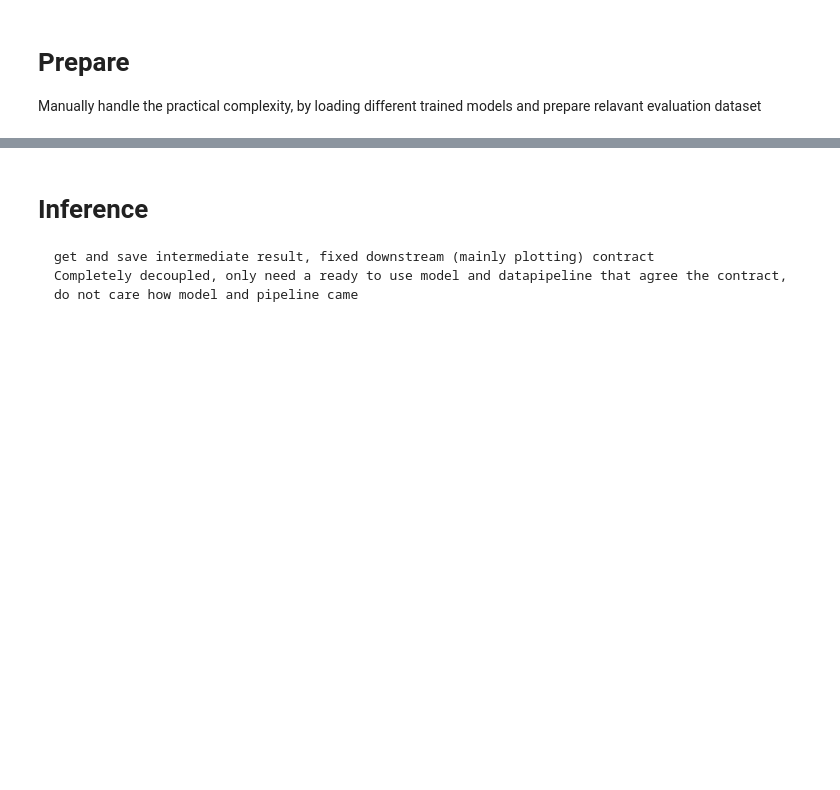
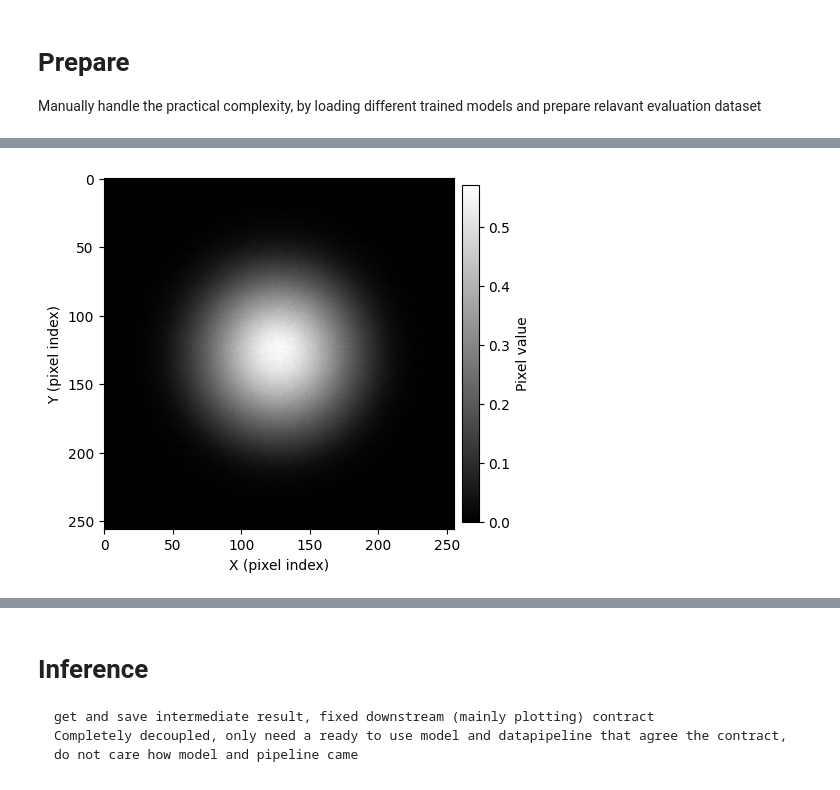
Before and after one commit to Andrew-XQY/fiber-image-reconstruction, a Jupyter notebook: notebooks/evaluation.ipynb, the cells around one changed output, grey strips where cells are left out. Cells and saved outputs as stored; diff of their text form; code cells hidden in the pictures; blank space fills up the shorter version.

```diff
--- a/notebooks/evaluation.ipynb
+++ b/notebooks/evaluation.ipynb
@@ -11,22 +11,36 @@ from train import *
 # Prepare
 Manually handle the practical complexity, by loading different trained models and prepare relavant evaluation dataset
 # %%
-""" 2025 CLEAR CAE trained on real beam chromox line scan + SGM """
+"""CLEAR26 CAE validation on paired cam1/cam2 real-beam evaluation data."""
 
 # ========================================
 # Load model
 # ========================================
+from copy import deepcopy
+from pathlib import Path
+
 import torch
 from models.CAE import Autoencoder2D
 
-model_name = "405_laser_realbeam_prior"
+from config_utils import detect_machine, load_config
+from utils import resolve_dataset_dir
+from xflow import ConfigManager, PyTorchPipeline, SqlProvider, show_model_info
+from xflow.data import build_transforms_from_config
+from xflow.utils.visualization import plot_image
+
+# Available local HPC runs:
+# - clear26_20260703153138: earlier real-pattern run, basis scale 0.4
+# - clear26_20260705191800: newer run, basis scale 0.26 + load_image16/noise/SGM mix
+model_name = "clear26_20260705191800"
+MODEL_NAME = model_name
 
 device = torch.device("cuda" if torch.cuda.is_available() else "cpu")
 
 if model_name == "baseline_random_predict":
-    model = torch.nn.Identity()  # dummy model that returns input as output
+    model = torch.nn.Identity()
 elif "TM" in model_name:
     from models.TM import TransmissionMatrix
+
     model_path = dirs["models"][model_name]
     model = TransmissionMatrix.load_model(
         filepath=model_path,
@@ -44,13 +58,9 @@ else:
     print(show_model_info(model))
 
 # ========================================
-# load dataset for inference
+# Load dataset for inference
 # ========================================
-from xflow.utils.visualization import plot_image
-
 experiment_name = "CLEAR26"
-# ["processed_dmd", "processed_chromox", "processed_yag", "processed_chromox_laser", "processed_yag_laser", "processed_chromox_cropped", "2025-11-06"]'
-#
 dataset_sources = ["processed_405_realbeam_eval_256"]
 
 config_manager = ConfigManager(
@@ -65,49 +75,63 @@ dataset_dirs = [resolve_dataset_dir(config, src) for src in dataset_sources]
 db_rel = config["dataset_structure"]["db"].lstrip("/\\")
 db_paths = [d / db_rel for d in dataset_dirs]
 
+eval_sql_key = config["data"].get("eval_sql_key", "clear26_cam1_to_cam2_eval")
+provider_output_column = config["data"].get("provider_output_column", "image_pair")
 eval_provider = SqlProvider(
-    sources={"connection": db_paths[0], "sql": config["sql"]["clear26_cam1_to_cam2_eval"]}, output_config={'list': "png_path"}
-)#.subsample(n_samples=1000, seed=config["seed"])
+    sources={"connection": db_paths[0], "sql": config["sql"][eval_sql_key]},
+    output_config={"list": provider_output_column},
+)
 
-# pad abs path to db saved relative dirs.
-def set_parent_dir_in_node(node, parent_dir, first_only=True):
+# Keep cam2 target filenames for CSV/figure metadata. The transform pipeline itself
+# still receives the original "cam1|cam2" image-pair string from eval_provider.
+eval_items = list(eval_provider())
+eval_metadata = [Path(str(item).split("|")[-1]).name for item in eval_items]
+
+# Pad absolute parent dirs into both branches of the paired transform.
+def set_parent_dir_in_node(node, parent_dir):
+    found = False
     if isinstance(node, list):
         for item in node:
-            found = set_parent_dir_in_node(item, parent_dir, first_only)
-            if found and first_only:
-                return True
-        return False
+            found = set_parent_dir_in_node(item, parent_dir) or found
+        return found
 
     if isinstance(node, dict):
         if node.get("name") == "add_parent_dir":
             node.setdefault("params", {})["parent_dir"] = str(parent_dir)
-            if first_only:
-                return True
+            found = True
 
-        for v in node.values():
-            found = set_parent_dir_in_node(v, parent_dir, first_only)
-            if found and first_only:
-                return True
+        for value in node.values():
+            found = set_parent_dir_in_node(value, parent_dir) or found
 
-    return False
-set_parent_dir_in_node(config["data"]["transforms"]["torch"], dataset_dirs[0], first_only=True)
-transforms = build_transforms_from_config(config["data"]["transforms"]["torch"])
+    return found
 
-# normally leave the pipelines decoupled and untouched so the output interface remains consistent.
+transforms_config = deepcopy(config["data"]["transforms"]["torch"])
+if not set_parent_dir_in_node(transforms_config, dataset_dirs[0]):
+    raise RuntimeError("No add_parent_dir transform found in CLEAR26 eval transforms.")
+transforms = build_transforms_from_config(transforms_config)
+
+# Evaluation should be deterministic; do not mutate the training config.
+eval_dataset_ops = deepcopy(config["data"]["dataset_ops"])
+for op in eval_dataset_ops:
+    if op.get("name") == "torch_batch":
+        op.setdefault("params", {})["shuffle"] = False
+
 eval_dataset = PyTorchPipeline(
     eval_provider,
     transforms,
-    skip_errors=False,  # skip errors during inference
-).to_memory_dataset(config["data"]["dataset_ops"])  # testset data do not need thresholding since it is to remove stacking noise?
+    skip_errors=False,
+).to_memory_dataset(eval_dataset_ops)
 
-print("Samples: ", len(eval_provider))
-print("Batch: ", len(eval_dataset))
-# plot_image(next(iter(eval_dataset))[0])
-# plot_image(next(iter(eval_dataset))[1])
+print("Model:", model_name)
+print("Model path:", model_path)
+print("SQL key:", eval_sql_key)
+print("Provider column:", provider_output_column)
+print("Samples:", len(eval_provider))
+print("Batches:", len(eval_dataset))
 
 batch = next(iter(eval_dataset))
-x = batch[0] # list of 2 tensors
-i = 0 # sample index in batch
-plot_image(x[0][i]) # branch 0, sample i
-plot_image(x[1][i]) # branch 1, sample i
+inputs, targets = batch[:2]
+i = 0
+plot_image(inputs[i])
+plot_image(targets[i])
 # %% [output]
@@ -127,0 +144 @@ KeyError: 'png_path'
+[figure, added]
```
Also changed, not shown: parts of 14 cells of this notebook, 2 other files.
